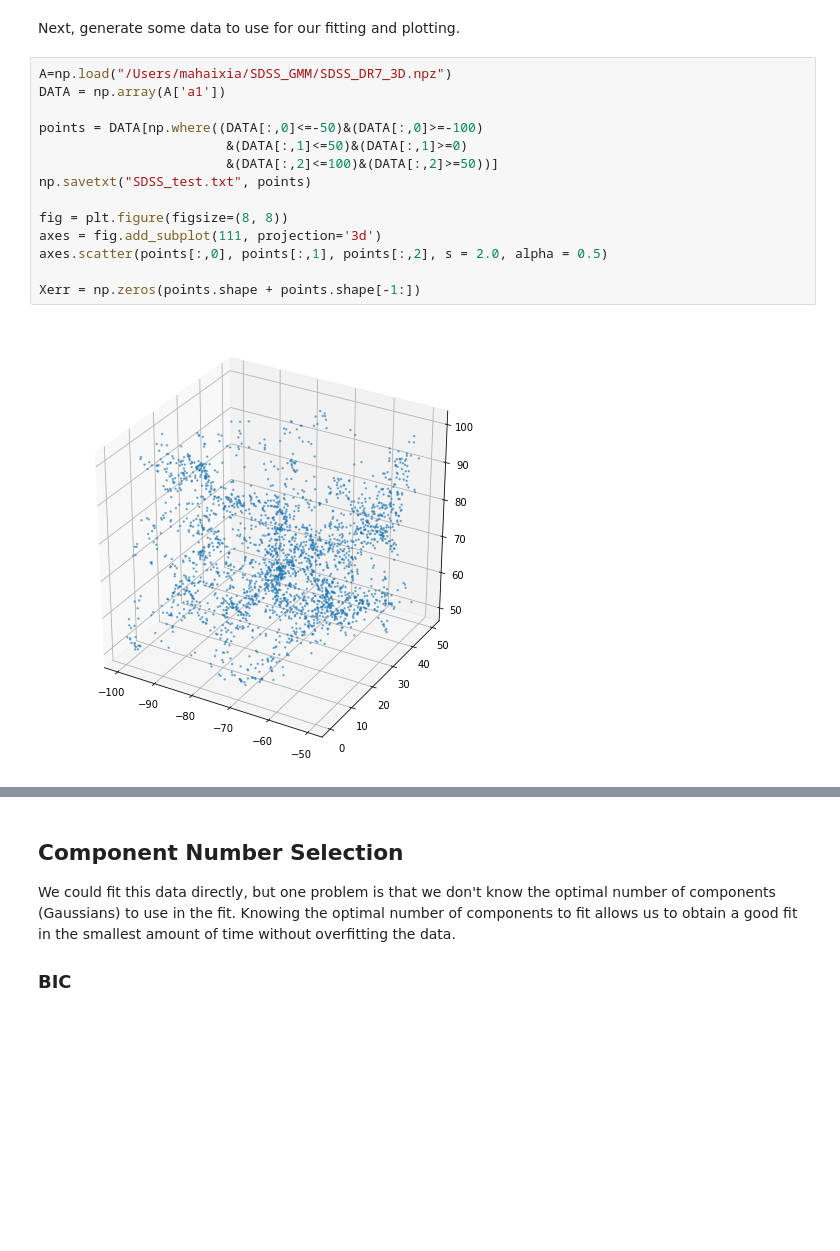
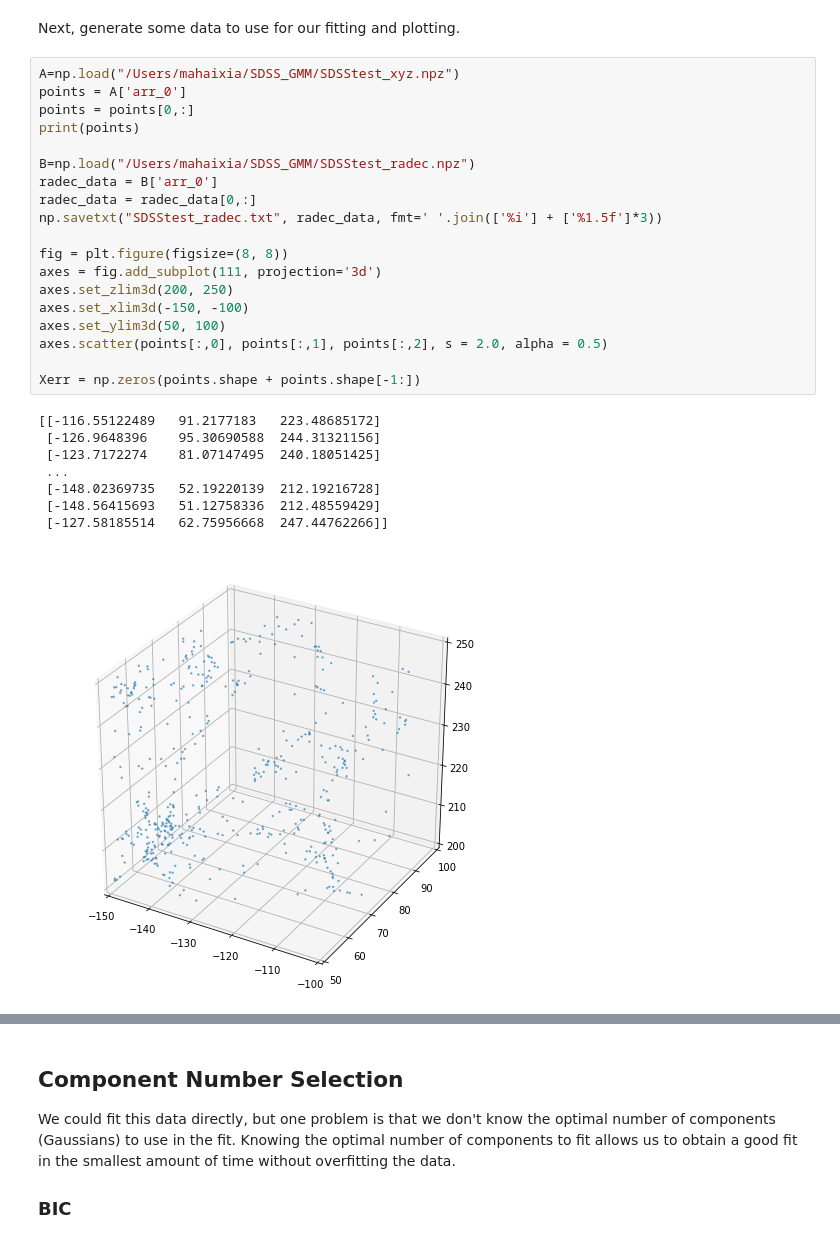
Before and after one commit to umikanero/XDGMM, a Jupyter notebook: SDSS/SDSS.ipynb, the cells around one changed output, grey strips where cells are left out. Saved outputs shown, nothing was run; the diff lists cells and outputs as text; blank space fills up the shorter version.

```diff
--- a/SDSS/SDSS.ipynb
+++ b/SDSS/SDSS.ipynb
@@ -26,18 +28,30 @@ warnings.filterwarnings('ignore')
 # %% [markdown]
 Next, generate some data to use for our fitting and plotting.
 # %%
-A=np.load("/Users/mahaixia/SDSS_GMM/SDSS_DR7_3D.npz")
-DATA = np.array(A['a1'])
+A=np.load("/Users/mahaixia/SDSS_GMM/SDSStest_xyz.npz")
+points = A['arr_0']
+points = points[0,:]
+print(points)
 
-points = DATA[np.where((DATA[:,0]<=-50)&(DATA[:,0]>=-100)
-                        &(DATA[:,1]<=50)&(DATA[:,1]>=0)
-                        &(DATA[:,2]<=100)&(DATA[:,2]>=50))]
-np.savetxt("SDSS_test.txt", points)
+B=np.load("/Users/mahaixia/SDSS_GMM/SDSStest_radec.npz")
+radec_data = B['arr_0']
+radec_data = radec_data[0,:]
+np.savetxt("SDSStest_radec.txt", radec_data, fmt=' '.join(['%i'] + ['%1.5f']*3))
 
 fig = plt.figure(figsize=(8, 8))
 axes = fig.add_subplot(111, projection='3d')
+axes.set_zlim3d(200, 250)
+axes.set_xlim3d(-150, -100)
+axes.set_ylim3d(50, 100)
 axes.scatter(points[:,0], points[:,1], points[:,2], s = 2.0, alpha = 0.5)
 
 Xerr = np.zeros(points.shape + points.shape[-1:])
 # %% [output]
+[[-116.55122489   91.2177183   223.48685172]
+ [-126.9648396    95.30690588  244.31321156]
+ [-123.7172274    81.07147495  240.18051425]
+ ...
+ [-148.02369735   52.19220139  212.19216728]
+ [-148.56415693   51.12758336  212.48559429]
+ [-127.58185514   62.75956668  247.44762266]]
-[figure, old version]
+[figure, new version]
```
Also changed, not shown: parts of 10 cells of this notebook, 18 other files.
